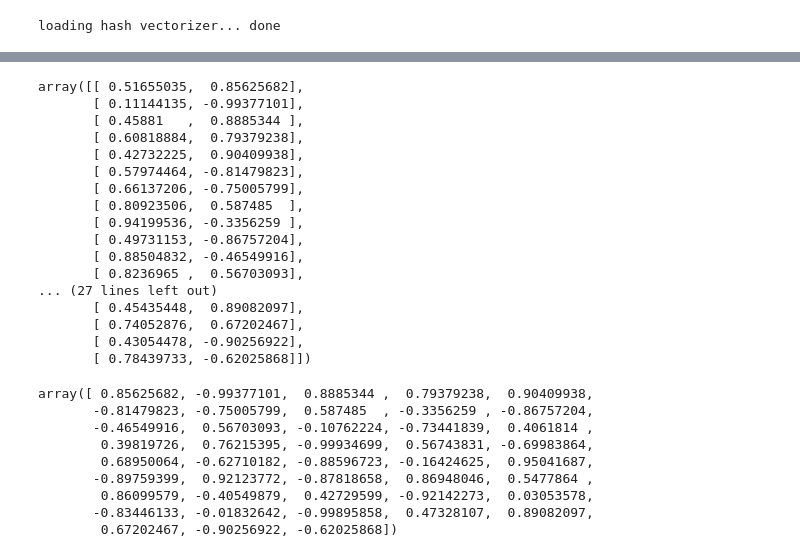
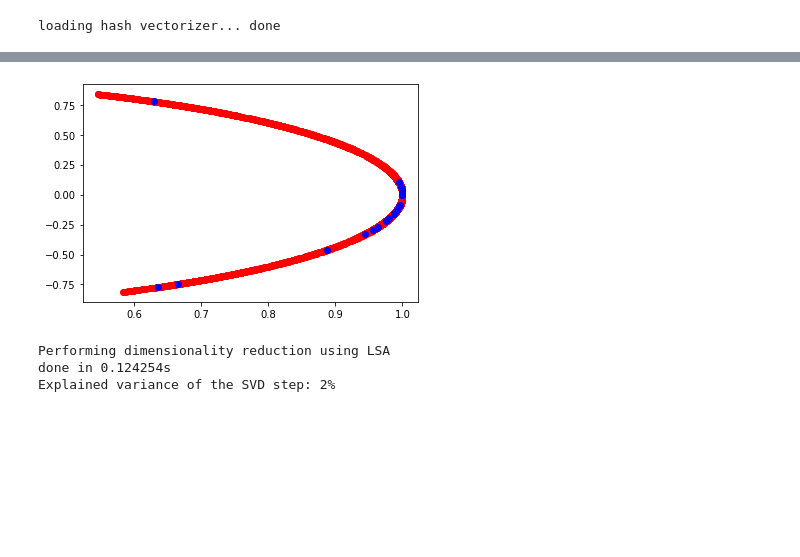
Before and after one commit to constant5/Topic-Modeling, a Jupyter notebook: LDA/tSVD.ipynb, the cells around one changed output, grey strips where cells are left out. Saved outputs shown, nothing was run; the diff lists cells and outputs as text; code cells hidden in the pictures; blank space fills up the shorter version.

```diff
--- a/LDA/tSVD.ipynb
+++ b/LDA/tSVD.ipynb
@@ -19,7 +19,7 @@ from sklearn.feature_extraction.text import HashingVectorizer
 # %%
 # Args
 data_dir = "../data"
-num_posts = 100
+num_posts = 10000
 hash_vect = "models/hash_vect.pk"
 # %%
 def data_processing(bz2files, max_lines=-1):
@@ -77,0 +70,6 @@ data[15]
+# %%
+# Split up the data
+train_hashed = hash_data[:5000]
+test_hashed = hash_data[5000:]
+print("Shape of train set: {}".format(train_hashed.shape))
+print("Shape of test set: {}".format(test_hashed.shape))
@@ -120,32 +116,0 @@ plt.show()
-# %%
-X
-# %% [output]
-array([[ 0.51655035,  0.85625682],
-       [ 0.11144135, -0.99377101],
-       [ 0.45881   ,  0.8885344 ],
-       [ 0.60818884,  0.79379238],
-       [ 0.42732225,  0.90409938],
-       [ 0.57974464, -0.81479823],
-       [ 0.66137206, -0.75005799],
-       [ 0.80923506,  0.587485  ],
-       [ 0.94199536, -0.3356259 ],
-       [ 0.49731153, -0.86757204],
-       [ 0.88504832, -0.46549916],
-       [ 0.8236965 ,  0.56703093],
-... (27 lines left out)
-       [ 0.45435448,  0.89082097],
-       [ 0.74052876,  0.67202467],
-       [ 0.43054478, -0.90256922],
-       [ 0.78439733, -0.62025868]])
-# %%
-X.T[1]
-# %% [output]
-array([ 0.85625682, -0.99377101,  0.8885344 ,  0.79379238,  0.90409938,
-       -0.81479823, -0.75005799,  0.587485  , -0.3356259 , -0.86757204,
-       -0.46549916,  0.56703093, -0.10762224, -0.73441839,  0.4061814 ,
-        0.39819726,  0.76215395, -0.99934699,  0.56743831, -0.69983864,
-        0.68950064, -0.62710182, -0.88596723, -0.16424625,  0.95041687,
-       -0.89759399,  0.92123772, -0.87818658,  0.86948046,  0.5477864 ,
-        0.86099579, -0.40549879,  0.42729599, -0.92142273,  0.03053578,
-       -0.83446133, -0.01832642, -0.99895858,  0.47328107,  0.89082097,
-        0.67202467, -0.90256922, -0.62025868])
@@ -151,0 +120,24 @@ array([ 0.85625682, -0.99377101,  0.8885344 ,  0.79379238,  0.90409938,
+# %%
+plt.plot(X.T[0], X.T[1], 'ro', Y_disp.T[0][:25], Y_disp.T[1][:25], 'bo')
+plt.show()
+# %% [output]
+[figure, added]
+# %%
+# Try plotting in 3d
+
+print("Performing dimensionality reduction using LSA")
+t0 = time()
+svd = TruncatedSVD(n_components=3)
+normalizer = Normalizer(copy=False)
+lsa = make_pipeline(svd, normalizer)
+X_3 = lsa.fit_transform(train_hashed)
+Y_3 = lsa.transform(test_hashed)
+print("done in %fs" % (time() - t0))
+
+explained_variance = svd.explained_variance_ratio_.sum()
+print("Explained variance of the SVD step: {}%".format(
+    int(explained_variance * 100)))
+# %% [output]
+Performing dimensionality reduction using LSA
+done in 0.124254s
+Explained variance of the SVD step: 2%
```
Also changed, not shown: parts of 12 cells of this notebook.
